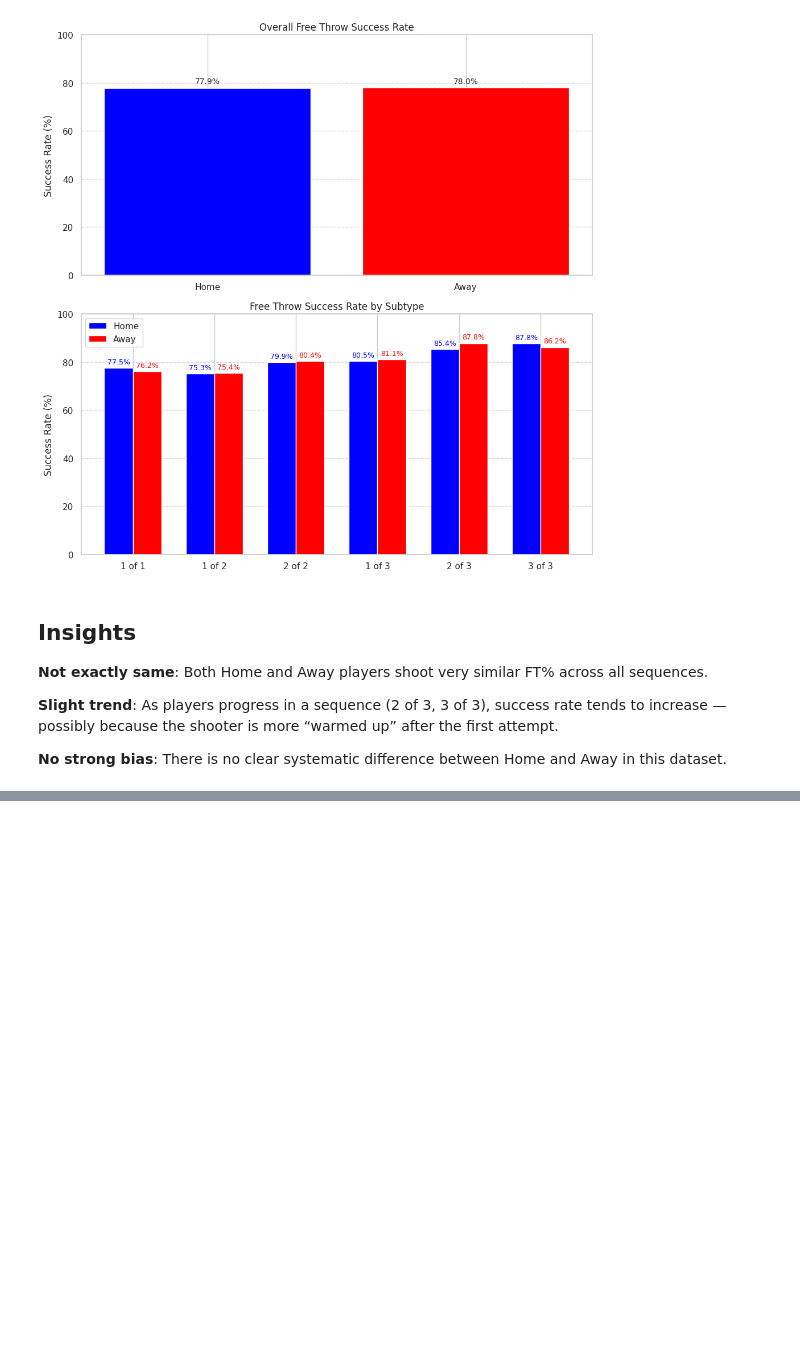
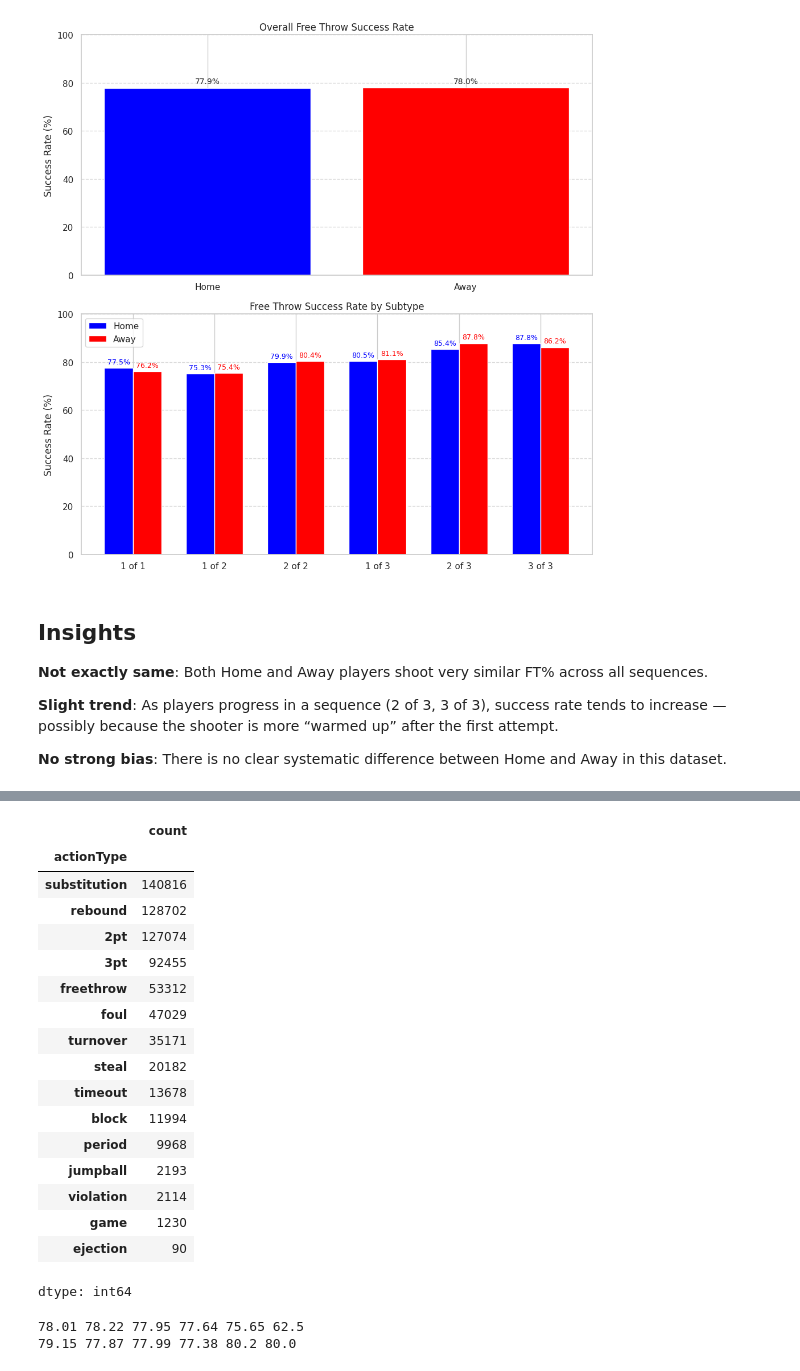
Before and after one commit to kang25-gif/Intro-to-Data-Analytics, a Jupyter notebook: B07_Project_private.ipynb, the cells around one changed output, grey strips where cells are left out. Drawn from its saved outputs; the diff is of its cells as text; code cells hidden in the pictures; blank space fills up the shorter version.

```diff
--- a/B07_Project_private.ipynb
+++ b/B07_Project_private.ipynb
@@ -577,0 +604,48 @@ plt.show()
+# %%
+cdnnba['actionType'].value_counts()
+# %% [output]
+|  | count |
+| actionType |  |
+| substitution | 140816 |
+| rebound | 128702 |
+| 2pt | 127074 |
+| 3pt | 92455 |
+| freethrow | 53312 |
+| foul | 47029 |
+| turnover | 35171 |
+| steal | 20182 |
+| timeout | 13678 |
+| block | 11994 |
+| period | 9968 |
+| jumpball | 2193 |
+| violation | 2114 |
+| game | 1230 |
+| ejection | 90 |
+dtype: int64
+# %%
+ft_success_rate_by_side_by_qt = (
+    FT_filter.groupby(["HomeAway", "period"])["shotResult"]
+    .apply(lambda x: (x == "Made").mean() * 100)
+    .round(2)
+)
+
+home_q1 = ft_success_rate_by_side_by_qt.get(("Home", 1), 0.0)
+home_q2 = ft_success_rate_by_side_by_qt.get(("Home", 2), 0.0)
+home_q3 = ft_success_rate_by_side_by_qt.get(("Home", 3), 0.0)
+home_q4 = ft_success_rate_by_side_by_qt.get(("Home", 4), 0.0)
+home_q5 = ft_success_rate_by_side_by_qt.get(("Home", 5), 0.0)
+home_q6 = ft_success_rate_by_side_by_qt.get(("Home", 6), 0.0)
+
+away_q1 = ft_success_rate_by_side_by_qt.get(("Away", 1), 0.0)
+away_q2 = ft_success_rate_by_side_by_qt.get(("Away", 2), 0.0)
+away_q3 = ft_success_rate_by_side_by_qt.get(("Away", 3), 0.0)
+away_q4 = ft_success_rate_by_side_by_qt.get(("Away", 4), 0.0)
+away_q5 = ft_success_rate_by_side_by_qt.get(("Away", 5), 0.0)
+away_q6 = ft_success_rate_by_side_by_qt.get(("Away", 6), 0.0)
+
+
+print(home_q1, home_q2, home_q3, home_q4, home_q5, home_q6)
+print(away_q1, away_q2, away_q3, away_q4, away_q5, away_q6)
+# %% [output]
+78.01 78.22 77.95 77.64 75.65 62.5
+79.15 77.87 77.99 77.38 80.2 80.0
```
Also changed, not shown: parts of 8 cells of this notebook.
